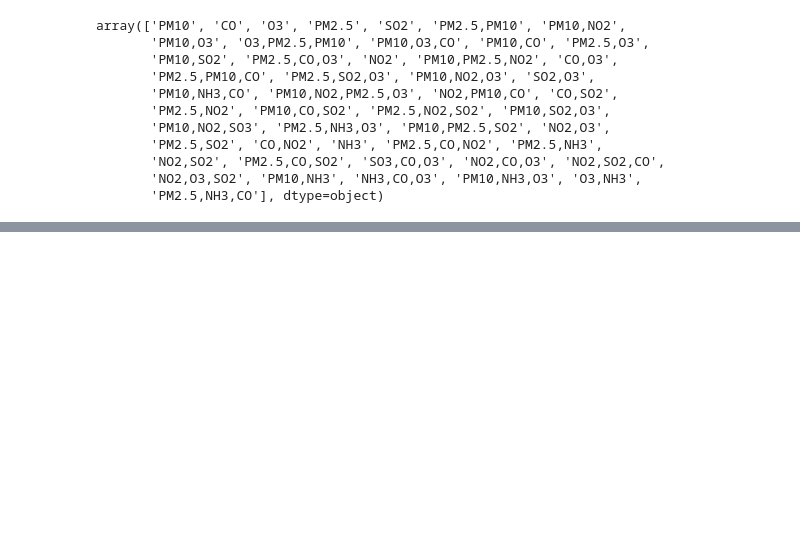
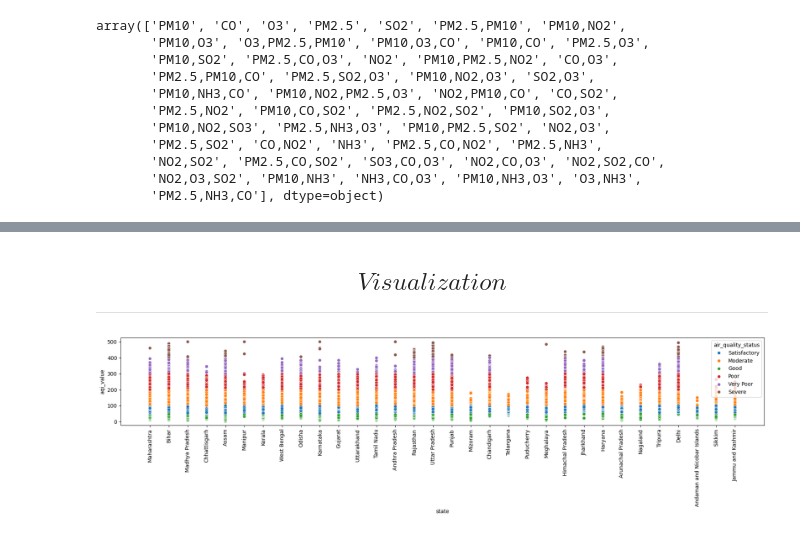
Before and after one commit to pradhans369/Python_and_Data_Science, a Jupyter notebook: 0 ML practice/17 indian cities AQI.ipynb, the cells around one changed output, grey strips where cells are left out. Saved outputs shown, nothing was run; the diff lists cells and outputs as text; code cells hidden in the pictures; blank space fills up the shorter version.

```diff
--- a/0 ML practice/17 indian cities AQI.ipynb
+++ b/0 ML practice/17 indian cities AQI.ipynb
@@ -92,0 +97,24 @@ array(['PM10', 'CO', 'O3', 'PM2.5', 'SO2', 'PM2.5,PM10', 'PM10,NO2',
+# %%
+# # removing the useless feature
+
+df.drop(columns=['note', 'unit'], inplace=True)
+# %%
+# splitting the pollutant column
+
+col_split = df['prominent_pollutants'].str.split(',', expand=True)
+
+
+df['pollutant 1'] = col_split.get(0)
+df['pollutant 2'] = col_split.get(1)
+df['pollutant 3'] = col_split.get(2)
+
+df.drop(columns=['prominent_pollutants'], inplace=True)
+
+print(df.shape)
+
+# checking for missing values in polllutant 2 and 3
+print(df['pollutant 2'].isna().sum())
+print(df['pollutant 3'].isna().sum())
+
+
+df.head()
@@ -92,0 +150,3 @@ array(['PM10', 'CO', 'O3', 'PM2.5', 'SO2', 'PM2.5,PM10', 'PM10,NO2',
+# %% [markdown]
+## $$Visualization$$
+---
@@ -93,5 +155,11 @@ array(['PM10', 'CO', 'O3', 'PM2.5', 'SO2', 'PM2.5,PM10', 'PM10,NO2',
 # %%
-# # removing the useless feature
+plt.figure(figsize=(18,5))
 
-# df.drop(columns=['note', 'unit'], inplace=True)
-# df
+sns.scatterplot(data=df, x='state', y='aqi_value', hue='air_quality_status')
+# Rotate x-axis labels by 90 degrees
+plt.xticks(rotation=90)
+
+plt.tight_layout()
+plt.show()
+# %% [output]
+[figure, added]
```
Also changed, not shown: parts of 13 cells of this notebook.
